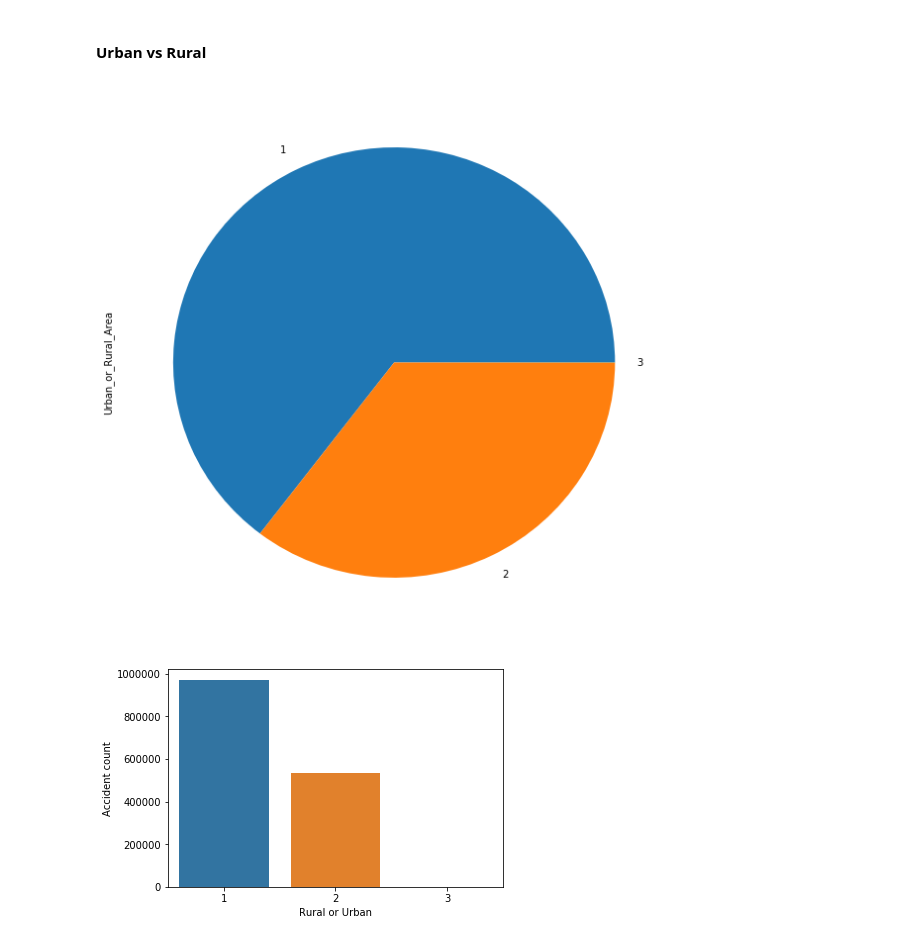
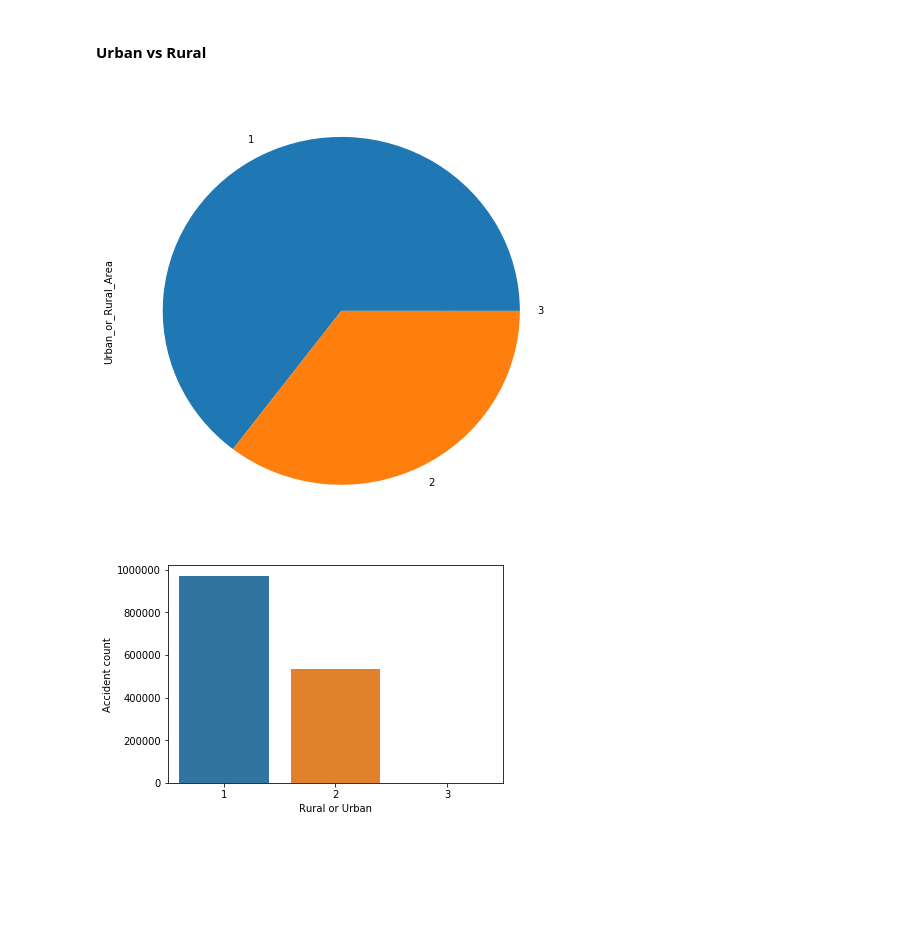
Before and after one commit to ArshadKhurshid/UK-Accident-History, a Jupyter notebook: UKAccident.ipynb, the cells around one changed output. Drawn from its saved outputs; the diff is of its cells as text; code cells hidden in the pictures; blank space fills up the shorter version.

```diff
--- a/UKAccident.ipynb
+++ b/UKAccident.ipynb
@@ -101,10 +101,10 @@ print(accdnt_2012.shape)
 #### Urban vs Rural
 # %%
 UrbanRural = accdnt_All['Urban_or_Rural_Area'].value_counts()
-UrbanRural.plot.pie(figsize=(10,10))
+UrbanRural.plot.pie(figsize=(8,8))
 plt.show()
 # %% [output]
-[figure, old version]
+[figure, new version]
 # %%
 sns.barplot(x=UrbanRural.index, y=UrbanRural.values)
 plt.xlabel('Rural or Urban')
```
Also changed, not shown: parts of 2 cells of this notebook.
